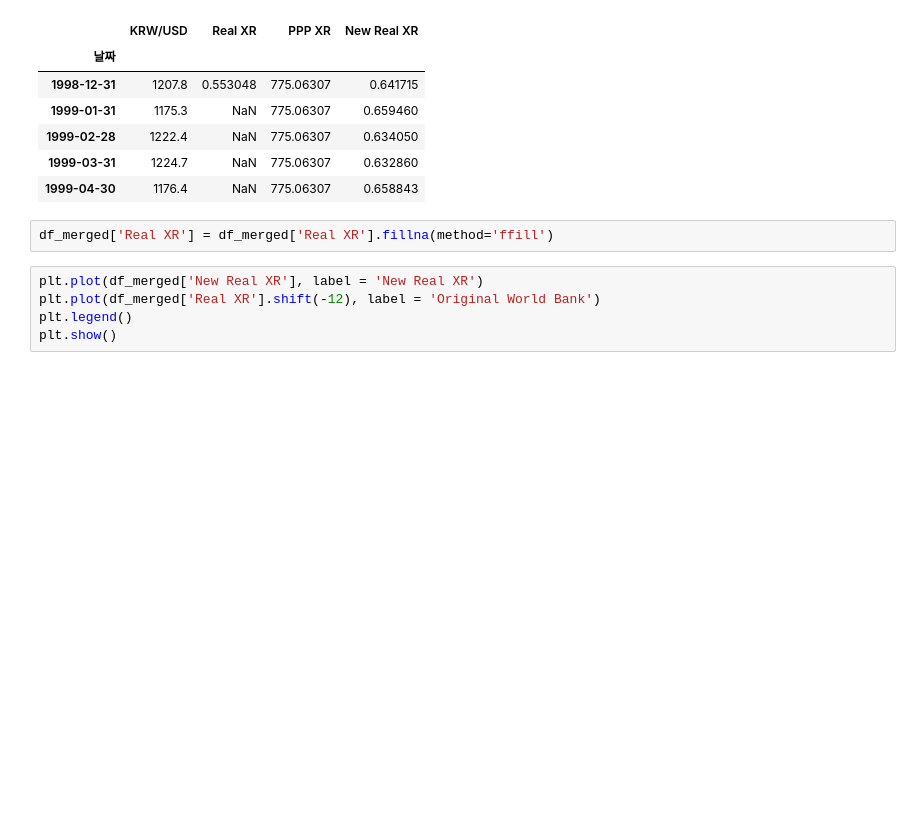
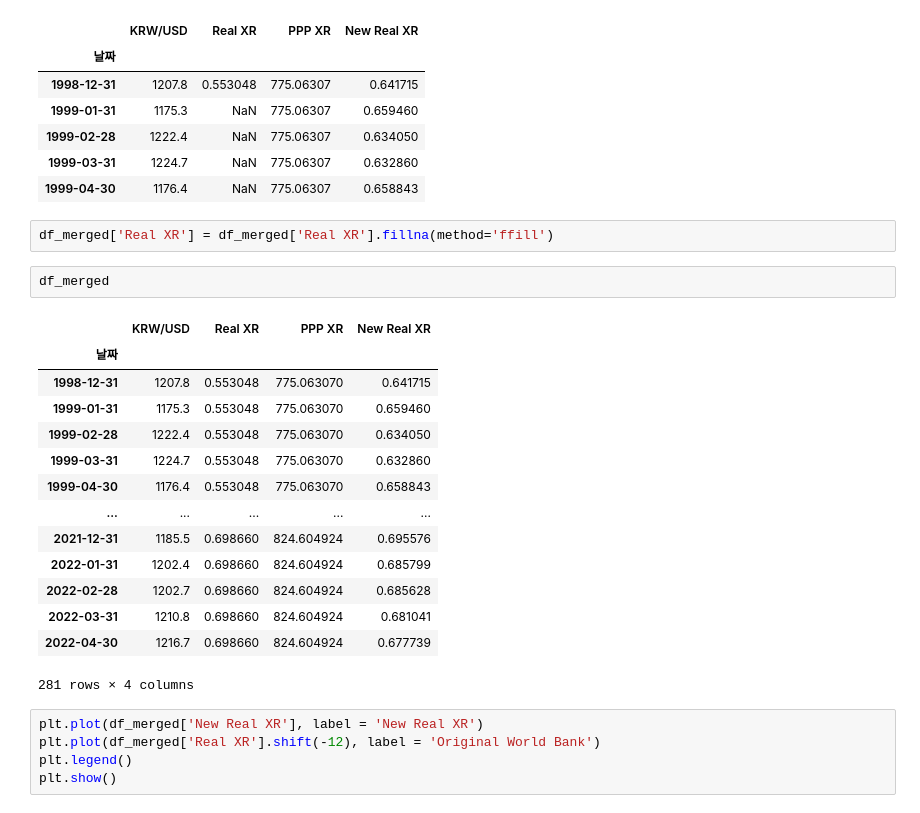
Before and after one commit to boysbeanxious/spring_lecture, a Jupyter notebook: Finance/Excercise 5.ipynb, the cells around one changed output. Drawn from its saved outputs; the diff is of its cells as text; blank space fills up the shorter version.

```diff
--- a/Finance/Excercise 5.ipynb
+++ b/Finance/Excercise 5.ipynb
@@ -206,6 +207,23 @@ df_merged.head()
 | 1999-04-30 | 1176.4 | NaN | 775.06307 | 0.658843 |
 # %%
 df_merged['Real XR'] = df_merged['Real XR'].fillna(method='ffill')
+# %%
+df_merged
+# %% [output]
+|  | KRW/USD | Real XR | PPP XR | New Real XR |
+| 날짜 |  |  |  |  |
+| 1998-12-31 | 1207.8 | 0.553048 | 775.063070 | 0.641715 |
+| 1999-01-31 | 1175.3 | 0.553048 | 775.063070 | 0.659460 |
+| 1999-02-28 | 1222.4 | 0.553048 | 775.063070 | 0.634050 |
+| 1999-03-31 | 1224.7 | 0.553048 | 775.063070 | 0.632860 |
+| 1999-04-30 | 1176.4 | 0.553048 | 775.063070 | 0.658843 |
+| ... | ... | ... | ... | ... |
+| 2021-12-31 | 1185.5 | 0.698660 | 824.604924 | 0.695576 |
+| 2022-01-31 | 1202.4 | 0.698660 | 824.604924 | 0.685799 |
+| 2022-02-28 | 1202.7 | 0.698660 | 824.604924 | 0.685628 |
+| 2022-03-31 | 1210.8 | 0.698660 | 824.604924 | 0.681041 |
+| 2022-04-30 | 1216.7 | 0.698660 | 824.604924 | 0.677739 |
+281 rows × 4 columns
 # %%
 plt.plot(df_merged['New Real XR'], label = 'New Real XR')
 plt.plot(df_merged['Real XR'].shift(-12), label = 'Original World Bank')
```
Also changed, not shown: parts of 21 cells of this notebook, 6 other files.
